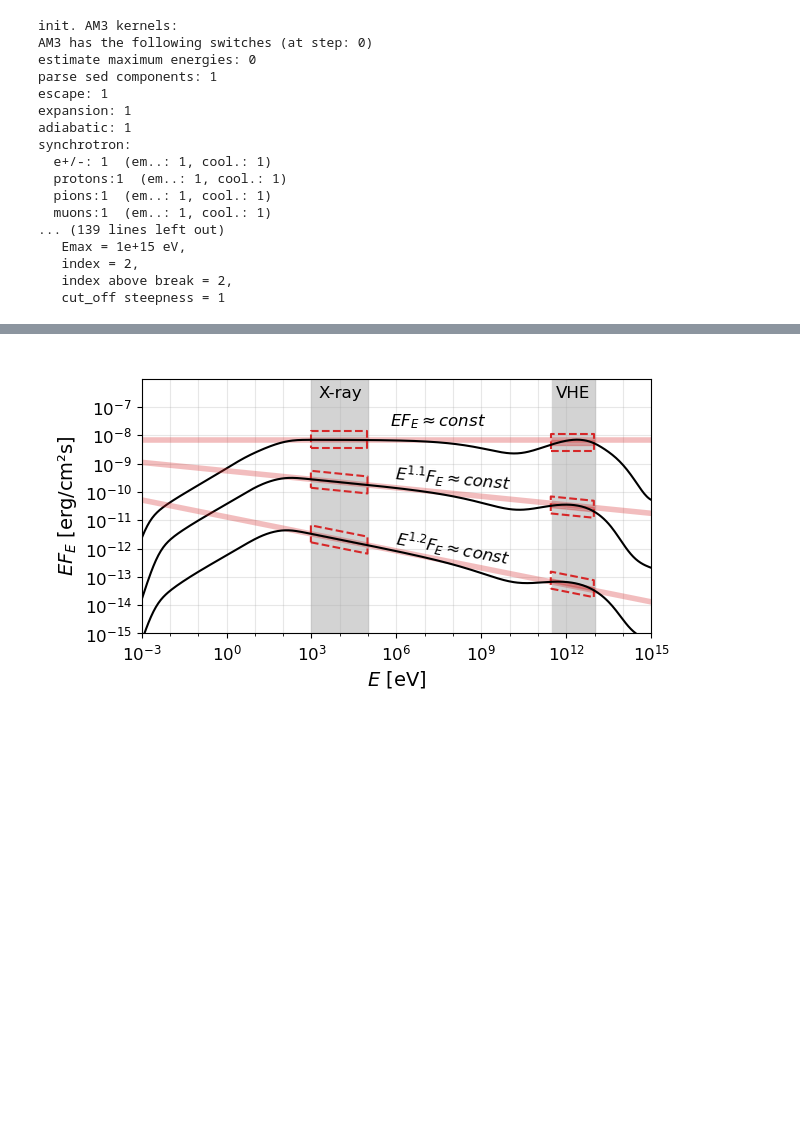
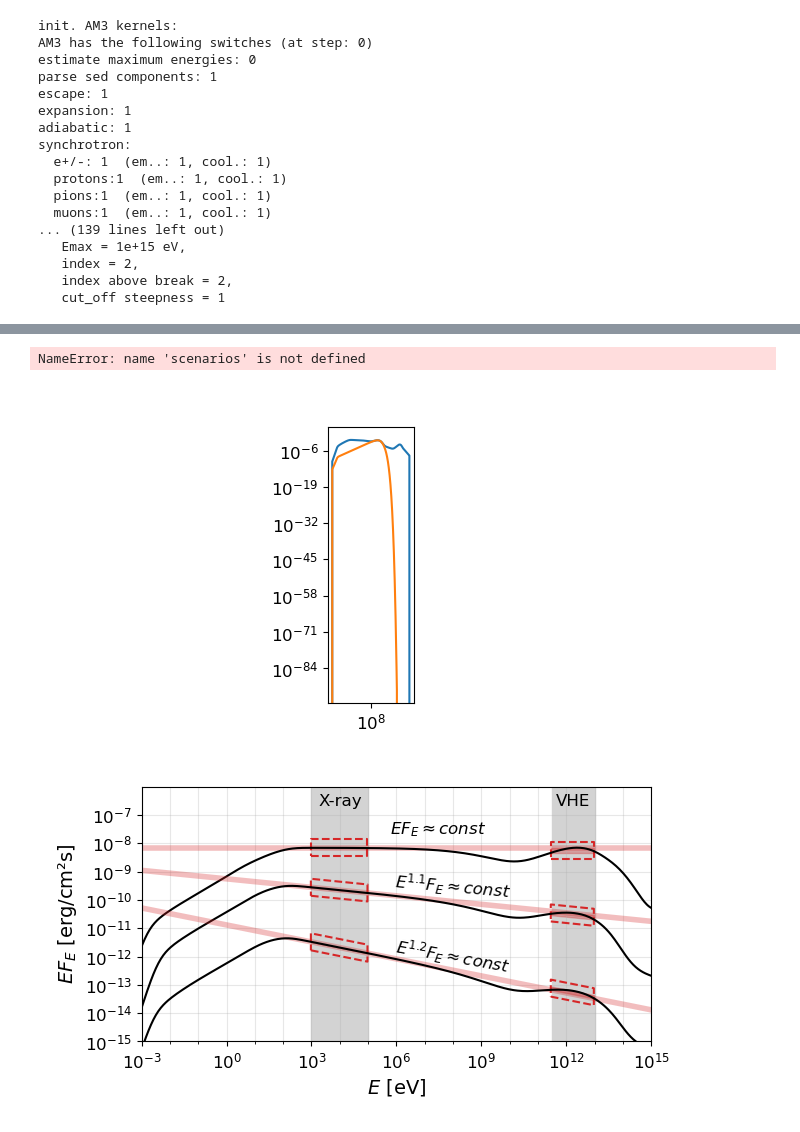
Before and after one commit to maklinger/LepHadGRBAfterglows, a Jupyter notebook: conceptualplot.ipynb, the cells around one changed output, grey strips where cells are left out. Saved outputs shown, nothing was run; the diff lists cells and outputs as text; code cells hidden in the pictures; blank space fills up the shorter version.

Commit message:
add conceptual plot

```diff
--- a/conceptualplot.ipynb
+++ b/conceptualplot.ipynb
@@ -174,5 +53,5 @@ z = 0.1
-# %%
-def powerlaw_array(Es, Emin, Emax, p, norm):
-    powerlaw = (Es/Emin)**(-p) * np.exp(-(Es/Emax)) * np.greater_equal(Es, Emin)
-    integral = np.log(Es[1]/Es[0]) * np.sum(Es**2 * powerlaw)
-    return norm/integral * powerlaw
+# %%
+Ntdyn=3
+fdt = 1e-2
+z = 0.1
+t_obs = 1e3 # s
@@ -178,0 +60,9 @@ def powerlaw_array(Es, Emin, Emax, p, norm):
+# %%
+Gamma = 50.118723
+n = 1e2 # cm^-3
+epsilon_B = 0.12
+epsilon_e = 0.0000316
+epsilon_p = 0.001
+p = 2.
+Emin = 10**9 # eV
+eta = 1
@@ -178,0 +113,9 @@ def powerlaw_array(Es, Emin, Emax, p, norm):
+# %%
+Gamma = 50.118723
+n = 10 # cm^-3
+epsilon_B = 0.55
+epsilon_e = 0.003162
+epsilon_p = 0.2
+p = 2.1
+Emin = 10**9 # eV
+eta = 1
@@ -179,3 +683,15 @@ def powerlaw_array(Es, Emin, Emax, p, norm):
+# %%
+scenarios
+# %% [output]
+NameError: name 'scenarios' is not defined
+# %%
+fig, ax = plt.subplots()
+
+ax.loglog(Eg_eV, Eg_erg*am3_1.get_photons())
+ax.loglog(Eg_eV, Eg_erg*am3_1.get_photons_protons_syn())
+ax.set_aspect('equal')
+# %% [output]
+[figure, added]
 # %%
 # calc Ekiniso such that at tobs, n, Lorentz factor = Gamma
 def Ekin_Gamma(t_obs, n, Gammaobs, w=0):
```
Also changed, not shown: parts of 21 cells of this notebook, 8 other files.
